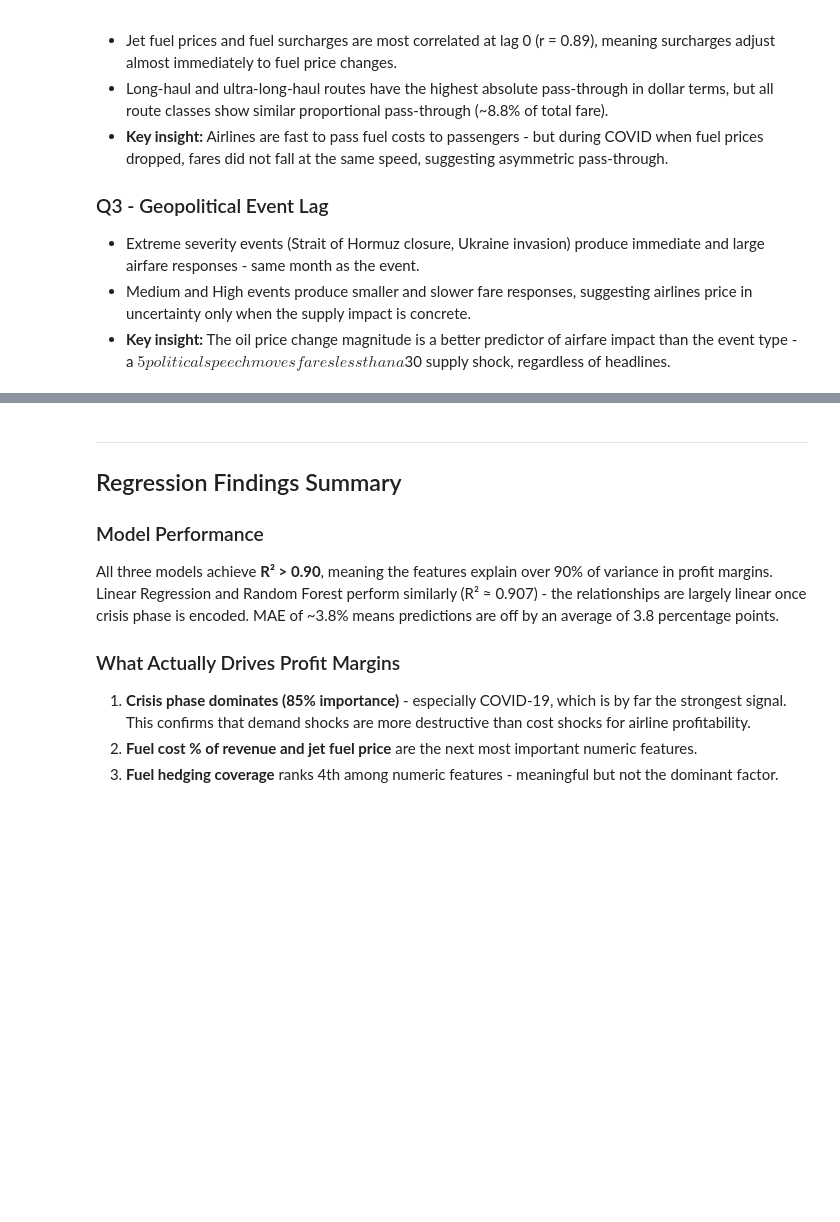
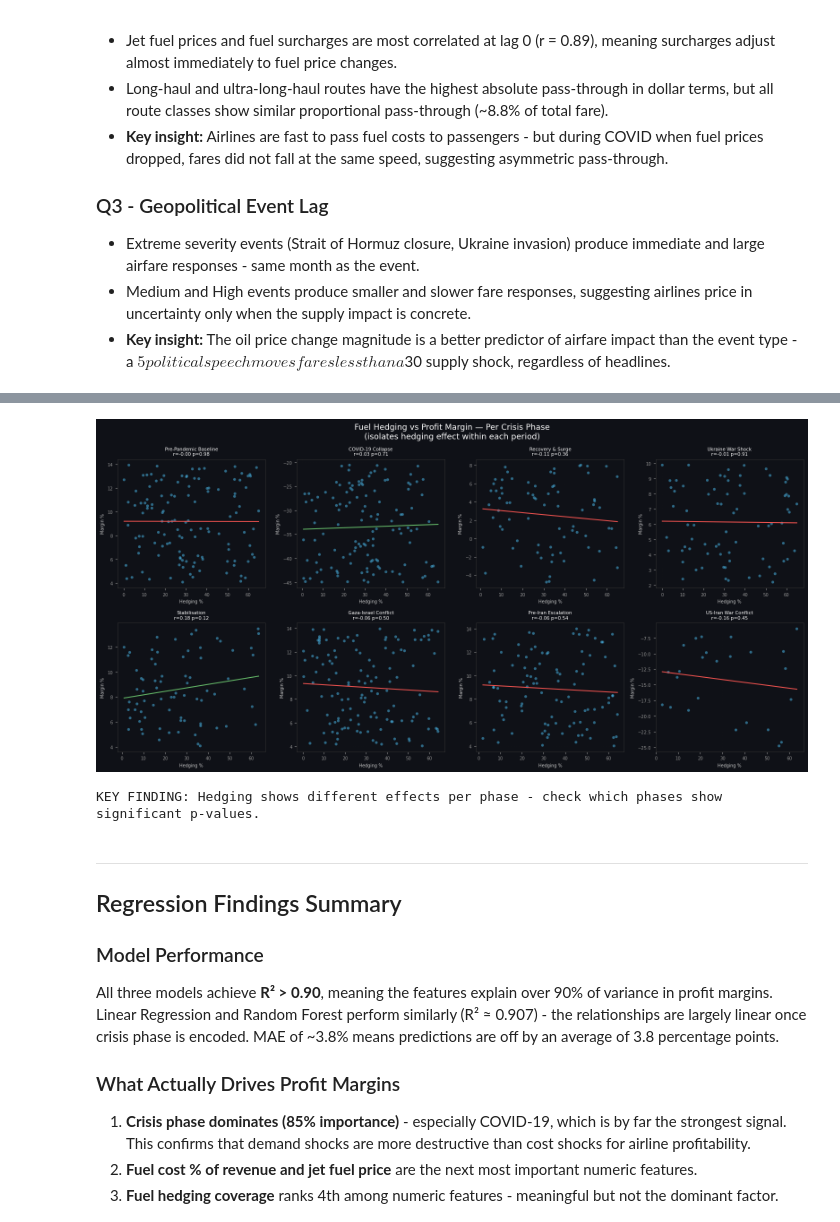
Before and after one commit to NickusLeeJiaSheng/flight-vs-oil-prices-data-analyse, a Jupyter notebook: airline_eda.ipynb, the cells around one changed output, grey strips where cells are left out. Cells and saved outputs as stored; diff of their text form; code cells hidden in the pictures; blank space fills up the shorter version.

```diff
--- a/airline_eda.ipynb
+++ b/airline_eda.ipynb
@@ -730,34 +766,37 @@ print(f'Residuals centred near zero (mean={residuals.mean():.3f}) — no systema
 # Chart 5: Hedging effect isolated per crisis phase
 from scipy import stats as sp_stats
 
 phases = fin['conflict_phase'].unique()
 fig, axes = plt.subplots(2, 4, figsize=(16, 8))
-fig.suptitle('Fuel Hedging vs Profit Margin — Per Crisis Phase\n(isolates hedging effect within each period)',
+fig.suptitle('Fuel Hedging vs Profit Margin - Per Crisis Phase\n(isolates hedging effect within each period)',
              color='white', fontsize=13)
 
 for ax, phase in zip(axes.flatten(), phases):
     grp   = fin[fin['conflict_phase'] == phase]
     x_grp = grp['fuel_hedging_pct']
     y_grp = grp['profit_margin_pct']
     ax.scatter(x_grp, y_grp, color=ACCENT, alpha=0.5, s=20, edgecolors='none')
     if len(grp) > 5:
         slope, intercept, r, p, _ = sp_stats.linregress(x_grp, y_grp)
         xline = np.linspace(x_grp.min(), x_grp.max(), 50)
         ax.plot(xline, slope*xline+intercept,
                 color=POSITIVE if slope > 0 else NEGATIVE, linewidth=1.5)
         sig = '✓ p<0.05' if p < 0.05 else f'p={p:.2f}'
         ax.set_title(f'{phase}\nr={r:.2f} {sig}', fontsize=7.5, color='white')
     ax.set_xlabel('Hedging %', fontsize=7)
     ax.set_ylabel('Margin %', fontsize=7)
     ax.grid(alpha=0.15); ax.tick_params(labelsize=7)
 
 for ax in axes.flatten()[len(phases):]:
     ax.set_visible(False)
 
 plt.tight_layout()
 plt.savefig('reg5_hedging_per_phase.png', dpi=150, bbox_inches='tight', facecolor='#0f1117')
 plt.show()
 print('KEY FINDING: Hedging shows different effects per phase - check which phases show significant p-values.')
+# %% [output]
+[figure, added]
+KEY FINDING: Hedging shows different effects per phase - check which phases show significant p-values.
 # %% [markdown]
 ---
 ## Regression Findings Summary
```
Also changed, not shown: parts of 15 cells of this notebook, 8 other files.
